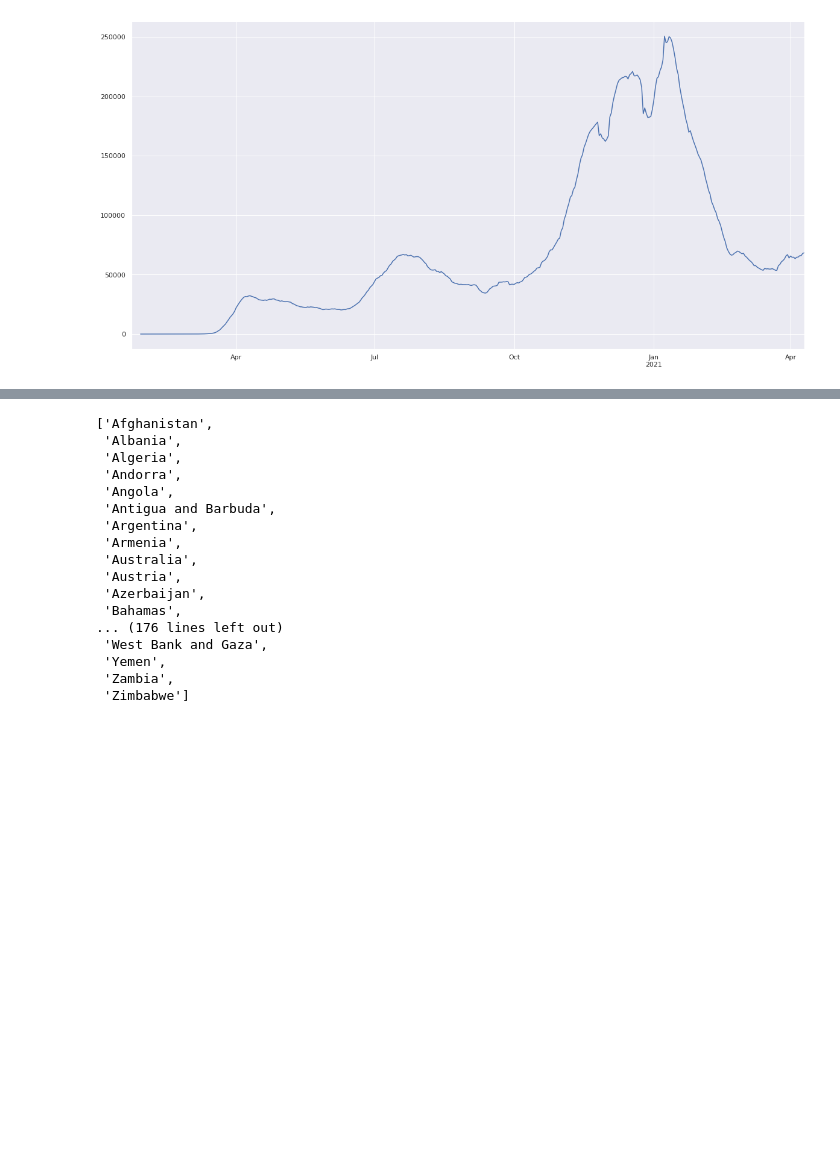
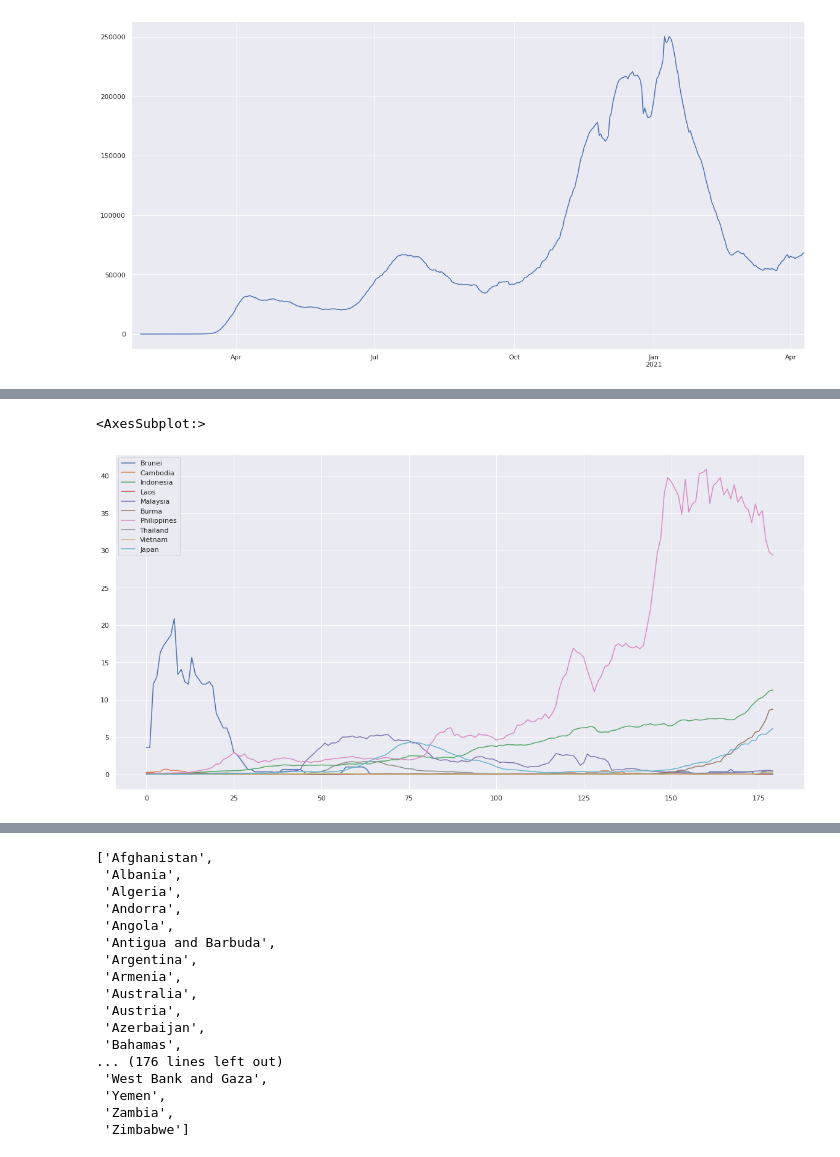
Before and after one commit to daikichidaze/COVID-19-analysis, a Jupyter notebook: notebook/02_eda_daily_data.ipynb, the cells around one changed output, grey strips where cells are left out. Cells and saved outputs as stored; diff of their text form; code cells hidden in the pictures; blank space fills up the shorter version.

```diff
--- a/notebook/02_eda_daily_data.ipynb
+++ b/notebook/02_eda_daily_data.ipynb
@@ -126,0 +131,5 @@ df_diff.T['Japan'].plot.line()
+# %%
+df_180days_rolling_norm[['Brunei','Cambodia','Indonesia','Laos','Malaysia','Burma','Philippines','Thailand','Vietnam','Japan']].plot.line()
+# %% [output]
+<AxesSubplot:>
+[figure, added]
```
Also changed, not shown: parts of 11 cells of this notebook.
